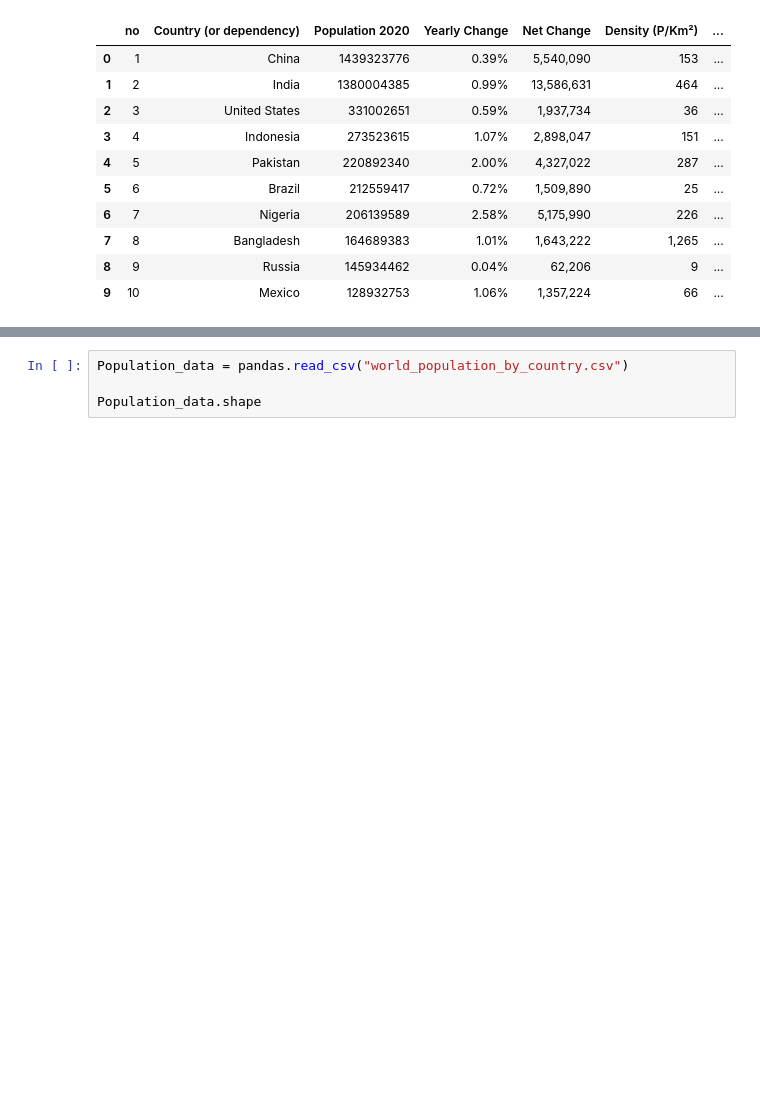
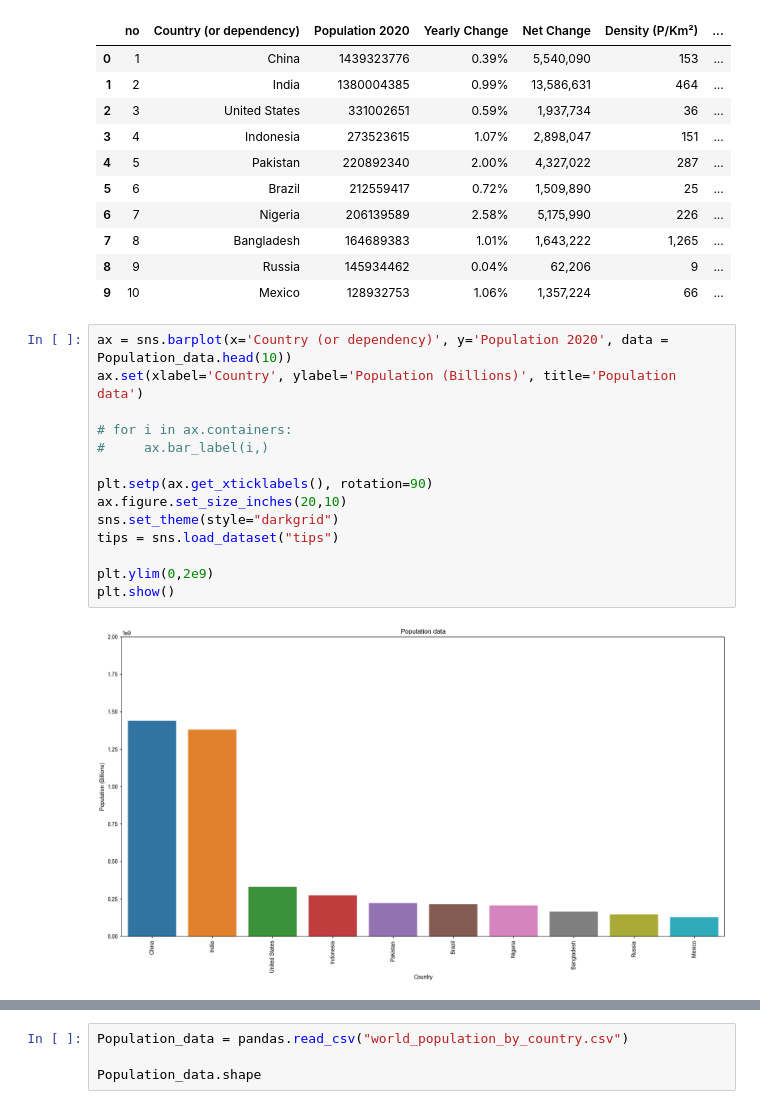
Before and after one commit to ChairmanTee/HTH_BUILD_SUMMER_2022, a Jupyter notebook: Finding-an-Interesting-Dataset-OA/Population_data.ipynb, the cells around one changed output, grey strips where cells are left out. Cells and saved outputs as stored; diff of their text form; blank space fills up the shorter version.

```diff
--- a/Finding-an-Interesting-Dataset-OA/Population_data.ipynb
+++ b/Finding-an-Interesting-Dataset-OA/Population_data.ipynb
@@ -62,6 +61,22 @@ Population_data.head(10)
 | 7 | 8 | Bangladesh | 164689383 | 1.01% | 1,643,222 | 1,265 | ... |
 | 8 | 9 | Russia | 145934462 | 0.04% | 62,206 | 9 | ... |
 | 9 | 10 | Mexico | 128932753 | 1.06% | 1,357,224 | 66 | ... |
+# %%
+ax = sns.barplot(x='Country (or dependency)', y='Population 2020', data = Population_data.head(10))
+ax.set(xlabel='Country', ylabel='Population (Billions)', title='Population data')
+
+# for i in ax.containers:
+#     ax.bar_label(i,)
+
+plt.setp(ax.get_xticklabels(), rotation=90)
+ax.figure.set_size_inches(20,10)
+sns.set_theme(style="darkgrid")
+tips = sns.load_dataset("tips")
+
+plt.ylim(0,2e9)
+plt.show()
+# %% [output]
+[figure, added]
 # %%
 # Piechart showing the top 10 most populous countries in the world
 import matplotlib.pyplot as plt
```
Also changed, not shown: parts of 7 cells of this notebook, 1 other file.
